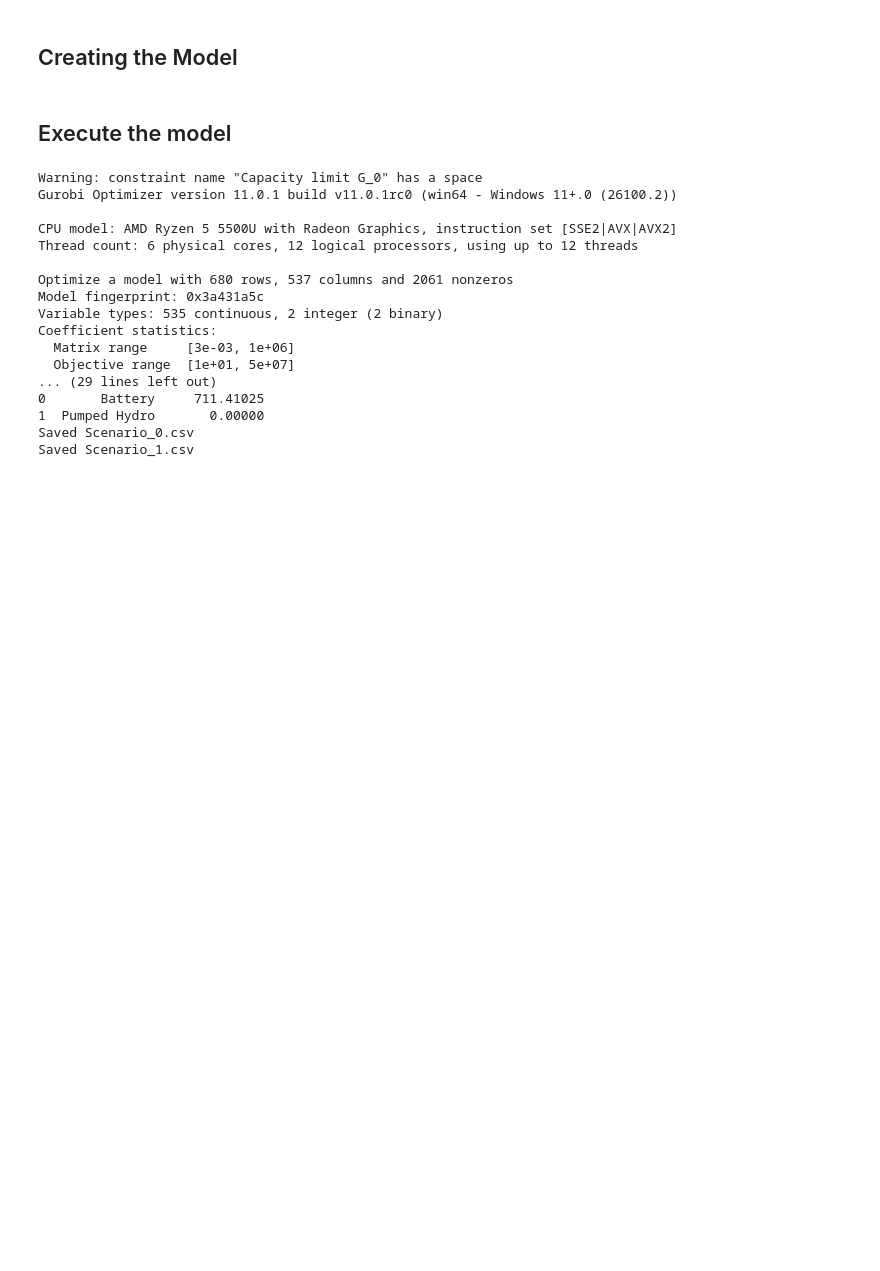
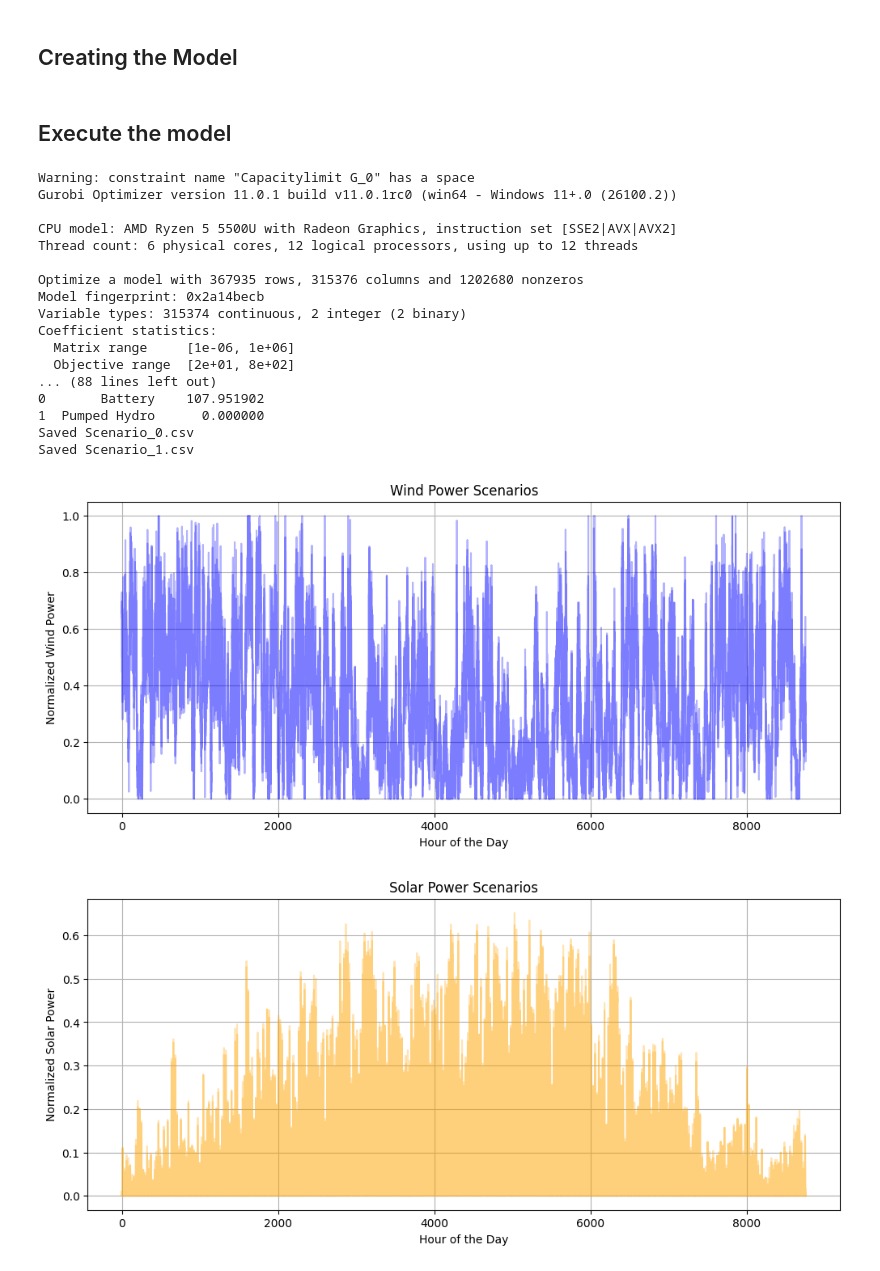
Before and after one commit to bioapfelsaft123/MasterThesis, a Jupyter notebook: SampleSystem.ipynb, the cells around one changed output. Saved outputs shown, nothing was run; the diff lists cells and outputs as text; code cells hidden in the pictures; blank space fills up the shorter version.

Commit message:
First large scale version available

```diff
--- a/SampleSystem.ipynb
+++ b/SampleSystem.ipynb
@@ -8,3 +26,16 @@ import pandas as pd
+# %%
+CapCost = np.array(CapCost['Annualized Investment Cost [EUR/kW]'])
+OpCost = np.array(OpCost['Total OPEX'])
+#TechInfo = np.array(TechInfo['Type'])
+StorCost = np.array(StorCost['CAPEX [EUR/kWh]'])
+CapLim = np.array(CapLim['Maximum Capacity [GW]'])
+CapExi = np.array(CapExi['Capacity [GW]'])
+CapOut = np.array(CapOut['Maximum Capacity [GW]'])
+Demand = np.array(Demand['Demand [GWh]'])
+StorExi = np.array(StorExi['Capacity [GWh]'])
+ProdFacOffWind = np.array(ProdFacOffWind['Capacity Factor'])
+ProdFacOnWind = np.array(ProdFacOnWind['Capacity Factor'])
+ProdFacSolar = np.array(ProdFacSolar['Capacity Factor'])
 # %% [markdown]
 ## Defining Input Data
 # %%
@@ -131,14 +173,13 @@ N_Cap = len(CapCost)
 N_Stor = len(StorCost)
 
 # Define number of scenarios as number of columns in ProdFacWind
-N_Scen = ProdFacWind.shape[1]
-
+N_Scen = num_scenarios
 
 # Define epsilon
-epsilon = 1
+epsilon = 0.1
 
 #Define delta
-delta = 0.9
+delta = 0.2
 
 BigM = 1000000
 # %% [markdown]
@@ -392,26 +437,51 @@ CapacityProblem = CapacityProblem(ParametersObj, DataObj)
 
 ResultsCapacity = CapacityProblem.res.CapNew
 ResultsStorage = CapacityProblem.res.CapStor
-ResultsViolations = CapacityProblem.res.Violation_Scenarios
+#ResultsViolations = CapacityProblem.res.Violation_Scenarios
 
 for scenario_name, df in CapacityProblem.res.EGen_Scenarios.items():
     df.to_csv(f"{scenario_name}.csv", index=False)  # Save each scenario as a CSV file
     print(f"Saved {scenario_name}.csv")
 # %% [output]
-Warning: constraint name "Capacity limit G_0" has a space
+Warning: constraint name "Capacitylimit G_0" has a space
 Gurobi Optimizer version 11.0.1 build v11.0.1rc0 (win64 - Windows 11+.0 (26100.2))
 
 CPU model: AMD Ryzen 5 5500U with Radeon Graphics, instruction set [SSE2|AVX|AVX2]
 Thread count: 6 physical cores, 12 logical processors, using up to 12 threads
 
-Optimize a model with 680 rows, 537 columns and 2061 nonzeros
-Model fingerprint: 0x3a431a5c
-Variable types: 535 continuous, 2 integer (2 binary)
+Optimize a model with 367935 rows, 315376 columns and 1202680 nonzeros
+Model fingerprint: 0x2a14becb
+Variable types: 315374 continuous, 2 integer (2 binary)
 Coefficient statistics:
-  Matrix range     [3e-03, 1e+06]
-  Objective range  [1e+01, 5e+07]
-... (29 lines left out)
-0       Battery     711.41025
-1  Pumped Hydro       0.00000
+  Matrix range     [1e-06, 1e+06]
+  Objective range  [2e+01, 8e+02]
+... (88 lines left out)
+0       Battery    107.951902
+1  Pumped Hydro      0.000000
 Saved Scenario_0.csv
 Saved Scenario_1.csv
+# %%
+import matplotlib.pyplot as plt
+
+# Plot Wind Scenarios
+plt.figure(figsize=(12, 5))
+for scenario in range(N_Scen):  # Plot only first 50 scenarios for clarity
+    plt.plot(range(num_hours), Offwind_scenarios[:, scenario], alpha=0.3, color='blue')
+plt.title("Wind Power Scenarios")
+plt.xlabel("Hour of the Day")
+plt.ylabel("Normalized Wind Power")
+plt.grid(True)
+plt.show()
+
+# Plot Solar Scenarios
+plt.figure(figsize=(12, 5))
+for scenario in range(N_Scen):  # Plot only first 50 scenarios for clarity
+    plt.plot(range(num_hours), Solar_scenarios[:, scenario], alpha=0.3, color='orange')
+plt.title("Solar Power Scenarios")
+plt.xlabel("Hour of the Day")
+plt.ylabel("Normalized Solar Power")
+plt.grid(True)
+plt.show()
+# %% [output]
+[figure, added]
+[figure, added]
```
Also changed, not shown: parts of 10 cells of this notebook, 25 other files.
